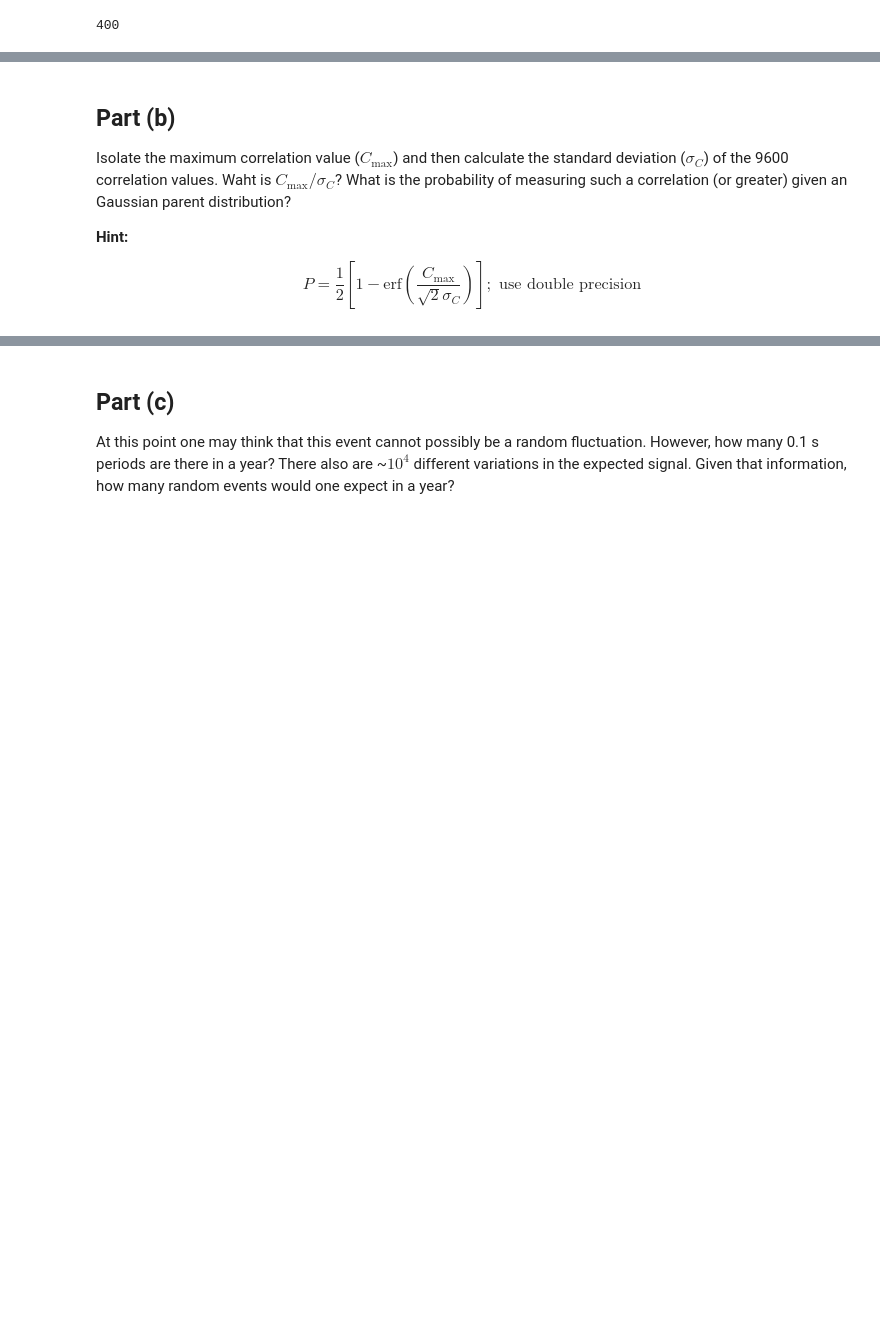
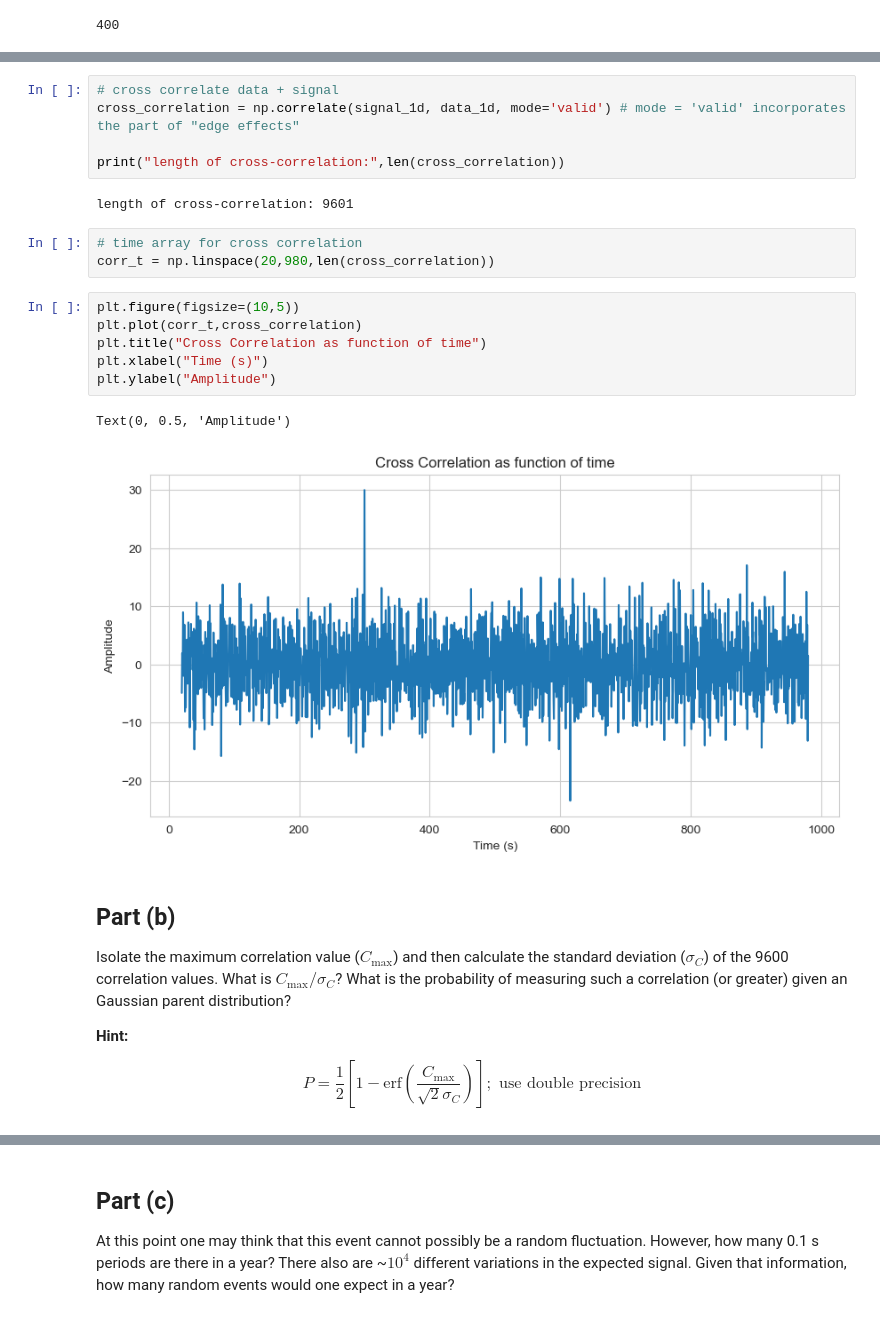
Before and after one commit to Rokkaan5/Code-Reference-Notebook, a Jupyter notebook: CU-Boulder/AstroPhys/HW/hw5/hw5.ipynb, the cells around one changed output, grey strips where cells are left out. Drawn from its saved outputs; the diff is of its cells as text; blank space fills up the shorter version.

```diff
--- a/CU-Boulder/AstroPhys/HW/hw5/hw5.ipynb
+++ b/CU-Boulder/AstroPhys/HW/hw5/hw5.ipynb
@@ -123,6 +129,25 @@ plt.plot(t_signal,signal_1d)
+# %%
+# cross correlate data + signal
+cross_correlation = np.correlate(signal_1d, data_1d, mode='valid') # mode = 'valid' incorporates the part of "edge effects"
+
+print("length of cross-correlation:",len(cross_correlation))
+# %% [output]
+length of cross-correlation: 9601
+# %%
+# time array for cross correlation
+corr_t = np.linspace(20,980,len(cross_correlation))
+# %%
+plt.figure(figsize=(10,5))
+plt.plot(corr_t,cross_correlation)
+plt.title("Cross Correlation as function of time")
+plt.xlabel("Time (s)")
+plt.ylabel("Amplitude")
+# %% [output]
+Text(0, 0.5, 'Amplitude')
+[figure, added]
 # %% [markdown]
 ## Part (b)
-Isolate the maximum correlation value ($C_{\text{max}}$) and then calculate the standard deviation ($\sigma_C$) of the 9600 correlation values. Waht is $C_{\text{max}}/\sigma_C$? What is the probability of measuring such a correlation (or greater) given an Gaussian parent distribution?
+Isolate the maximum correlation value ($C_{\text{max}}$) and then calculate the standard deviation ($\sigma_C$) of the 9600 correlation values. What is $C_{\text{max}}/\sigma_C$? What is the probability of measuring such a correlation (or greater) given an Gaussian parent distribution?
 
 **Hint:**
 
```
Also changed, not shown: parts of 11 cells of this notebook, 6 other files.
